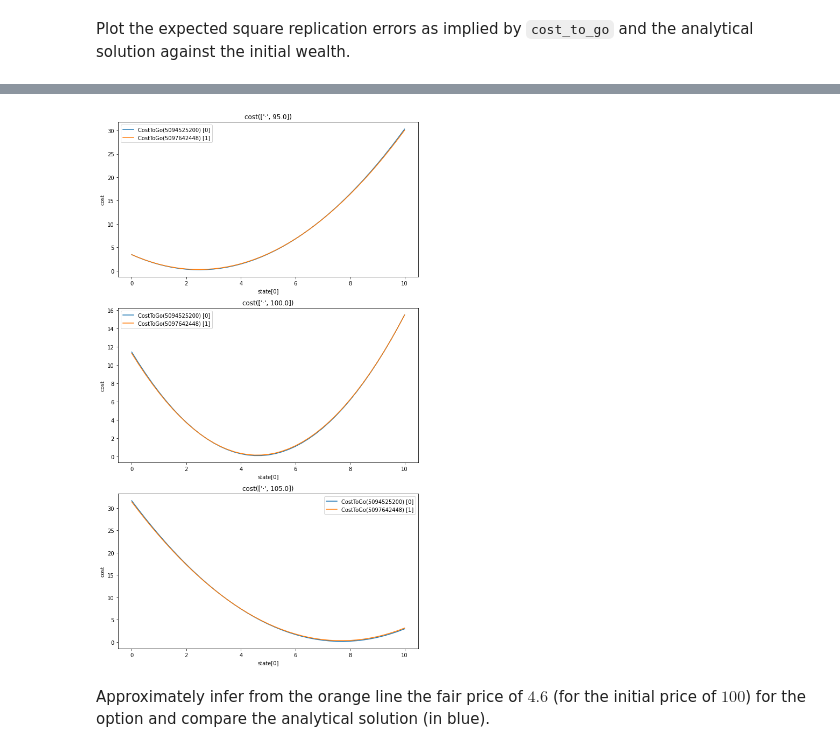
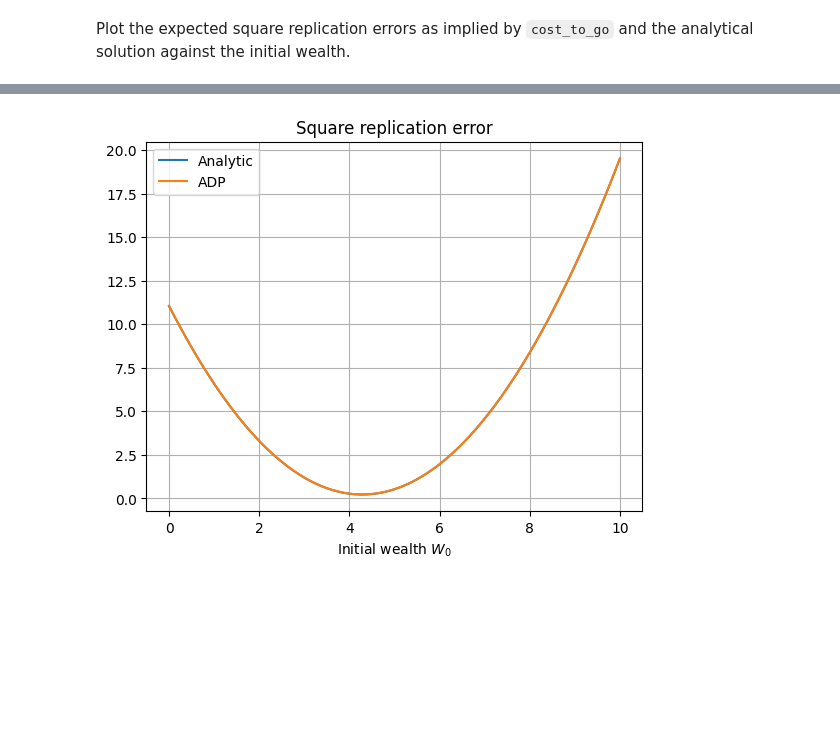
Before and after one commit to rbosh/ml-adp, a Jupyter notebook: doc/source/examples/option_hedging.ipynb, the cells around one changed output, grey strips where cells are left out. Cells and saved outputs as stored; diff of their text form; code cells hidden in the pictures; blank space fills up the shorter version.

```diff
--- a/doc/source/examples/option_hedging.ipynb
+++ b/doc/source/examples/option_hedging.ipynb
@@ -423,2 +389,0 @@ sim_size = 5000
-# %%
-cost_to_go = square_replication_error
@@ -490,24 +432,0 @@ torch.Size([5000, 1])
-# %%
-initial_wealths = torch.arange(-5., 20.25, 0.25).unsqueeze(-1)
-benchmark_market_prices = torch.tensor([[95.], [100.], [105.]])
-
-analytic_errors = []
-
-plt.title("Analytic square replication error")
-plt.xlabel("Initial wealth $W_0$")
-
-nn_replication_costs = []
-
-objective.eval()
-
-for market_prices in benchmark_market_prices:
-    replication_costs = []
-
-    for initial_wealth in initial_wealths:
-        state = {'wealth': initial_wealth.unsqueeze(0), 'prices': market_prices.unsqueeze(0)}
-        replication_costs.append(float(objective(state, random_effects).mean()))
-
-    plt.plot(initial_wealths, replication_costs, label=f"$P_0 = {float(market_prices)}$")
-
-plt.legend()
-plt.show()
@@ -516,15 +433,21 @@ plt.show()
-# %%
-rand_effs = random_effects_samplers[-1].sample(10000, cost_to_go.number_of_steps())
-
-analytic_error.plot_integral_functional(
-    torch.arange(0, 10.25, 0.25).to(device),
-    torch.arange(95., 105.5, 5.).to(device),
-    random_effects=rand_effs,
-    versus=cost_to_go,
-    plot_size=(10, 6)
-)
-plt.show()
-# %% [output]
-[figure, removed]
-# %% [markdown]
-Approximately infer from the orange line the fair price of $4.6$ (for the initial price of $100$) for the option and compare the analytical solution (in blue).
+# %%
+adp_replication_costs = []
+
+cost_to_go.to(device)
+cost_to_go.eval()
+
+for initial_wealth in initial_wealths:
+    state = {'wealth': initial_wealth.view(1, 1),
+             'prices': initial_value.view(1, 1)}
+    adp_replication_costs.append(float(cost_to_go(state, random_effects).mean()))
+
+
+plt.title("Square replication error")
+plt.xlabel("Initial wealth $W_0$")
+plt.plot(initial_wealths.cpu(), analytic_replication_costs, label="Analytic")
+plt.plot(initial_wealths.cpu(), adp_replication_costs, label=f"ADP")
+plt.grid()
+plt.legend()
+plt.show()
+# %% [output]
+[figure, added]
```
Also changed, not shown: parts of 41 cells of this notebook, 2 other files.
